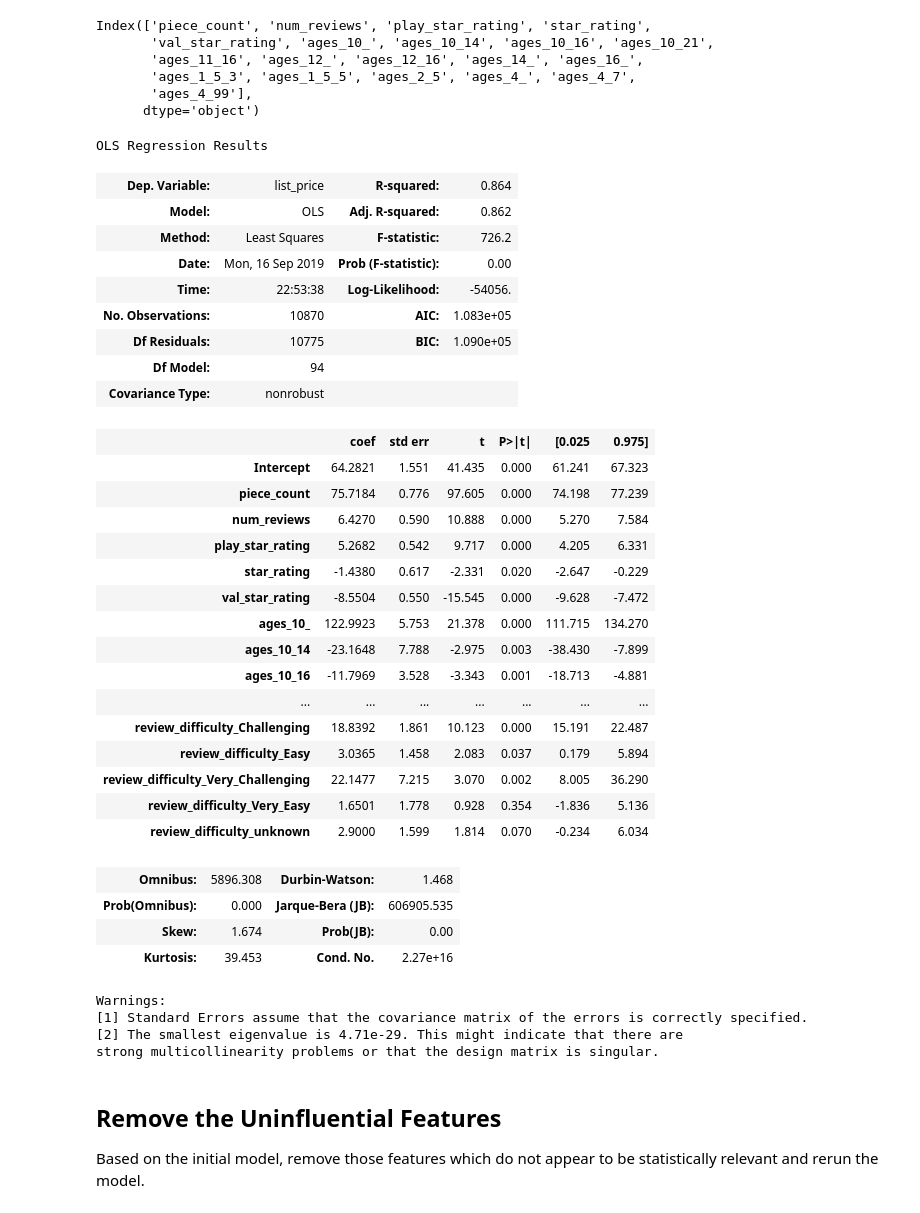
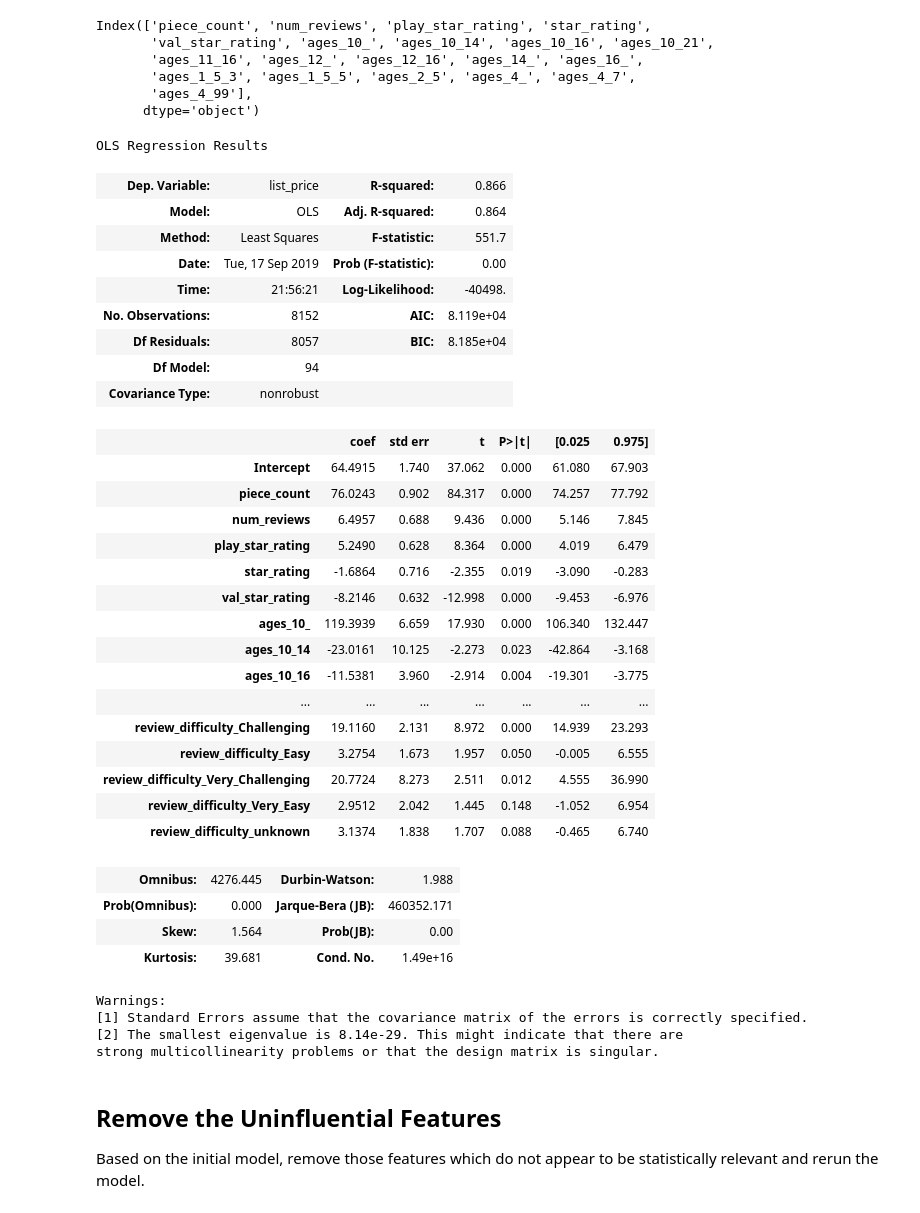
Before and after one commit to akelly66/Flatiron-School, a Jupyter notebook: Mod04/Section25/dsc-modeling-your-data-lab-online-ds-pt-041519/index.ipynb, the cells around one changed output. Drawn from its saved outputs; the diff is of its cells as text; code cells hidden in the pictures.

Commit message:
Finished Modeling Lab

```diff
--- a/Mod04/Section25/dsc-modeling-your-data-lab-online-ds-pt-041519/index.ipynb
+++ b/Mod04/Section25/dsc-modeling-your-data-lab-online-ds-pt-041519/index.ipynb
@@ -67,48 +67,48 @@ Index(['piece_count', 'num_reviews', 'play_star_rating', 'star_rating',
 # %%
 train, test = train_test_split(df)
 
 from statsmodels.formula.api import ols
 outcome = "list_price"
 x_cols = feature_list
 predictors = '+'.join(x_cols)
 formula = outcome + "~" + predictors
-model = ols(formula=formula, data=df).fit()
+model = ols(formula=formula, data=train).fit()
 model.summary()
 #Your code here - Fit the actual model
 # %% [output]
 OLS Regression Results
-| Dep. Variable: | list_price | R-squared: | 0.864 |
-| Model: | OLS | Adj. R-squared: | 0.862 |
-| Method: | Least Squares | F-statistic: | 726.2 |
-| Date: | Mon, 16 Sep 2019 | Prob (F-statistic): | 0.00 |
-| Time: | 22:53:38 | Log-Likelihood: | -54056. |
-| No. Observations: | 10870 | AIC: | 1.083e+05 |
-| Df Residuals: | 10775 | BIC: | 1.090e+05 |
+| Dep. Variable: | list_price | R-squared: | 0.866 |
+| Model: | OLS | Adj. R-squared: | 0.864 |
+| Method: | Least Squares | F-statistic: | 551.7 |
+| Date: | Tue, 17 Sep 2019 | Prob (F-statistic): | 0.00 |
+| Time: | 21:56:21 | Log-Likelihood: | -40498. |
+| No. Observations: | 8152 | AIC: | 8.119e+04 |
+| Df Residuals: | 8057 | BIC: | 8.185e+04 |
 | Df Model: | 94 |  |  |
 | Covariance Type: | nonrobust |  |  |
 |  | coef | std err | t | P>|t| | [0.025 | 0.975] |
-| Intercept | 64.2821 | 1.551 | 41.435 | 0.000 | 61.241 | 67.323 |
-| piece_count | 75.7184 | 0.776 | 97.605 | 0.000 | 74.198 | 77.239 |
-| num_reviews | 6.4270 | 0.590 | 10.888 | 0.000 | 5.270 | 7.584 |
-| play_star_rating | 5.2682 | 0.542 | 9.717 | 0.000 | 4.205 | 6.331 |
-| star_rating | -1.4380 | 0.617 | -2.331 | 0.020 | -2.647 | -0.229 |
-| val_star_rating | -8.5504 | 0.550 | -15.545 | 0.000 | -9.628 | -7.472 |
-| ages_10_ | 122.9923 | 5.753 | 21.378 | 0.000 | 111.715 | 134.270 |
-| ages_10_14 | -23.1648 | 7.788 | -2.975 | 0.003 | -38.430 | -7.899 |
-| ages_10_16 | -11.7969 | 3.528 | -3.343 | 0.001 | -18.713 | -4.881 |
+| Intercept | 64.4915 | 1.740 | 37.062 | 0.000 | 61.080 | 67.903 |
+| piece_count | 76.0243 | 0.902 | 84.317 | 0.000 | 74.257 | 77.792 |
+| num_reviews | 6.4957 | 0.688 | 9.436 | 0.000 | 5.146 | 7.845 |
+| play_star_rating | 5.2490 | 0.628 | 8.364 | 0.000 | 4.019 | 6.479 |
+| star_rating | -1.6864 | 0.716 | -2.355 | 0.019 | -3.090 | -0.283 |
+| val_star_rating | -8.2146 | 0.632 | -12.998 | 0.000 | -9.453 | -6.976 |
+| ages_10_ | 119.3939 | 6.659 | 17.930 | 0.000 | 106.340 | 132.447 |
+| ages_10_14 | -23.0161 | 10.125 | -2.273 | 0.023 | -42.864 | -3.168 |
+| ages_10_16 | -11.5381 | 3.960 | -2.914 | 0.004 | -19.301 | -3.775 |
 | ... | ... | ... | ... | ... | ... | ... |
-| review_difficulty_Challenging | 18.8392 | 1.861 | 10.123 | 0.000 | 15.191 | 22.487 |
-| review_difficulty_Easy | 3.0365 | 1.458 | 2.083 | 0.037 | 0.179 | 5.894 |
-| review_difficulty_Very_Challenging | 22.1477 | 7.215 | 3.070 | 0.002 | 8.005 | 36.290 |
-| review_difficulty_Very_Easy | 1.6501 | 1.778 | 0.928 | 0.354 | -1.836 | 5.136 |
-| review_difficulty_unknown | 2.9000 | 1.599 | 1.814 | 0.070 | -0.234 | 6.034 |
+| review_difficulty_Challenging | 19.1160 | 2.131 | 8.972 | 0.000 | 14.939 | 23.293 |
+| review_difficulty_Easy | 3.2754 | 1.673 | 1.957 | 0.050 | -0.005 | 6.555 |
+| review_difficulty_Very_Challenging | 20.7724 | 8.273 | 2.511 | 0.012 | 4.555 | 36.990 |
+| review_difficulty_Very_Easy | 2.9512 | 2.042 | 1.445 | 0.148 | -1.052 | 6.954 |
+| review_difficulty_unknown | 3.1374 | 1.838 | 1.707 | 0.088 | -0.465 | 6.740 |
-| Omnibus: | 5896.308 | Durbin-Watson: | 1.468 |
-| Prob(Omnibus): | 0.000 | Jarque-Bera (JB): | 606905.535 |
-| Skew: | 1.674 | Prob(JB): | 0.00 |
-| Kurtosis: | 39.453 | Cond. No. | 2.27e+16 |
+| Omnibus: | 4276.445 | Durbin-Watson: | 1.988 |
+| Prob(Omnibus): | 0.000 | Jarque-Bera (JB): | 460352.171 |
+| Skew: | 1.564 | Prob(JB): | 0.00 |
+| Kurtosis: | 39.681 | Cond. No. | 1.49e+16 |
 Warnings:
 [1] Standard Errors assume that the covariance matrix of the errors is correctly specified.
-[2] The smallest eigenvalue is 4.71e-29. This might indicate that there are
+[2] The smallest eigenvalue is 8.14e-29. This might indicate that there are
 strong multicollinearity problems or that the design matrix is singular.
 # %% [markdown]
 ## Remove the Uninfluential Features
```
Also changed, not shown: parts of 20 cells of this notebook.
